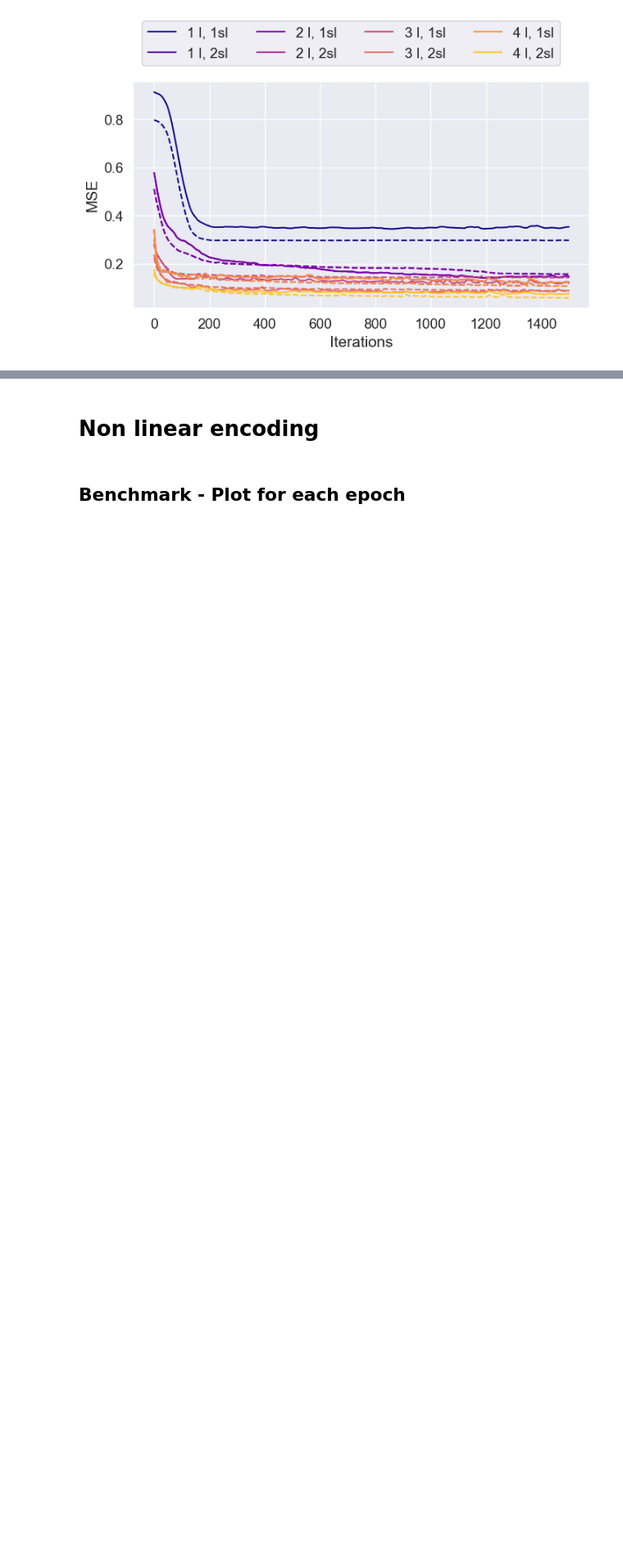
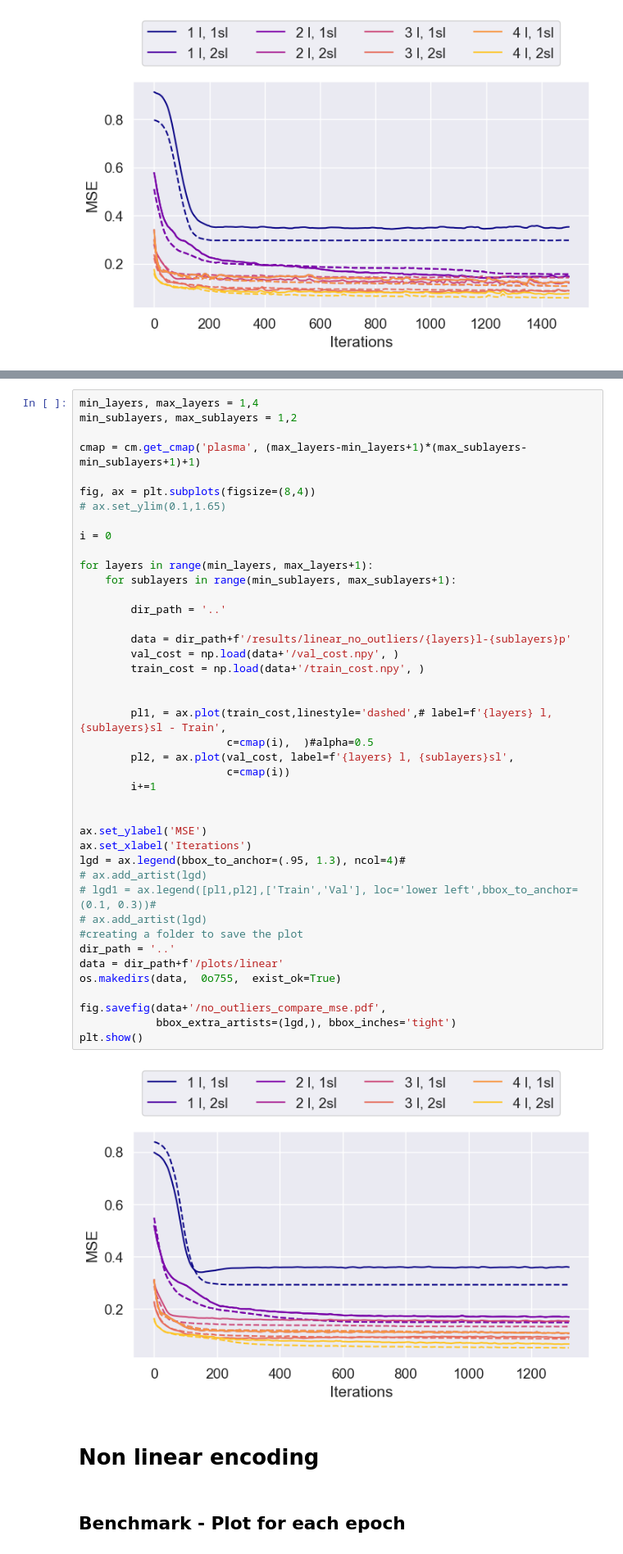
Before and after one commit to fran-scala/QuHack4IA_VQNN-track, a Jupyter notebook: utils/plot_results.ipynb, the cells around one changed output, grey strips where cells are left out. Shown at 82% size. Cells and saved outputs as stored; diff of their text form; blank space fills up the shorter version.

```diff
--- a/utils/plot_results.ipynb
+++ b/utils/plot_results.ipynb
@@ -222,3 +282,47 @@ plt.show()
+# %%
+min_layers, max_layers = 1,4
+min_sublayers, max_sublayers = 1,2
+
+cmap = cm.get_cmap('plasma', (max_layers-min_layers+1)*(max_sublayers-min_sublayers+1)+1)
+
+fig, ax = plt.subplots(figsize=(8,4))
+# ax.set_ylim(0.1,1.65)
+
+i = 0
+
+for layers in range(min_layers, max_layers+1):
+    for sublayers in range(min_sublayers, max_sublayers+1):
+
+        dir_path = '..'
+
+        data = dir_path+f'/results/linear_no_outliers/{layers}l-{sublayers}p'
+        val_cost = np.load(data+'/val_cost.npy', )
+        train_cost = np.load(data+'/train_cost.npy', )
+
+
+        pl1, = ax.plot(train_cost,linestyle='dashed',# label=f'{layers} l, {sublayers}sl - Train',
+                       c=cmap(i),  )#alpha=0.5
+        pl2, = ax.plot(val_cost, label=f'{layers} l, {sublayers}sl',
+                       c=cmap(i))
+        i+=1
+
+
+ax.set_ylabel('MSE')
+ax.set_xlabel('Iterations')
+lgd = ax.legend(bbox_to_anchor=(.95, 1.3), ncol=4)#
+# ax.add_artist(lgd)
+# lgd1 = ax.legend([pl1,pl2],['Train','Val'], loc='lower left',bbox_to_anchor=(0.1, 0.3))#
+# ax.add_artist(lgd)
+#creating a folder to save the plot
+dir_path = '..'
+data = dir_path+f'/plots/linear'
+os.makedirs(data,  0o755,  exist_ok=True)
+
+fig.savefig(data+'/no_outliers_compare_mse.pdf',
+            bbox_extra_artists=(lgd,), bbox_inches='tight')
+plt.show()
+# %% [output]
+[figure, added]
 # %% [markdown]
 # Non linear encoding
 # %% [markdown]
```
Also changed, not shown: parts of 10 cells of this notebook.
